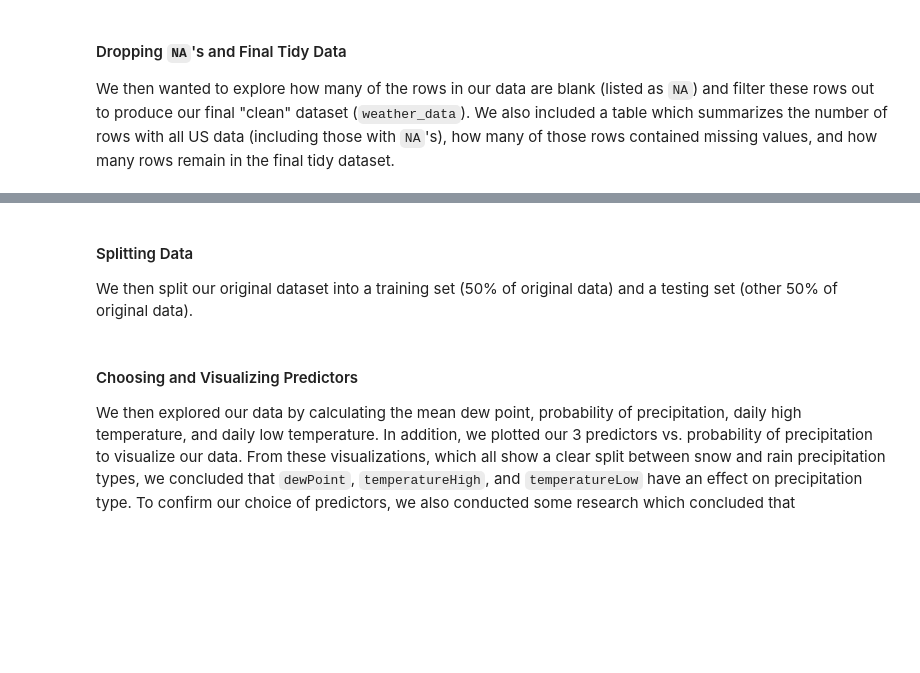
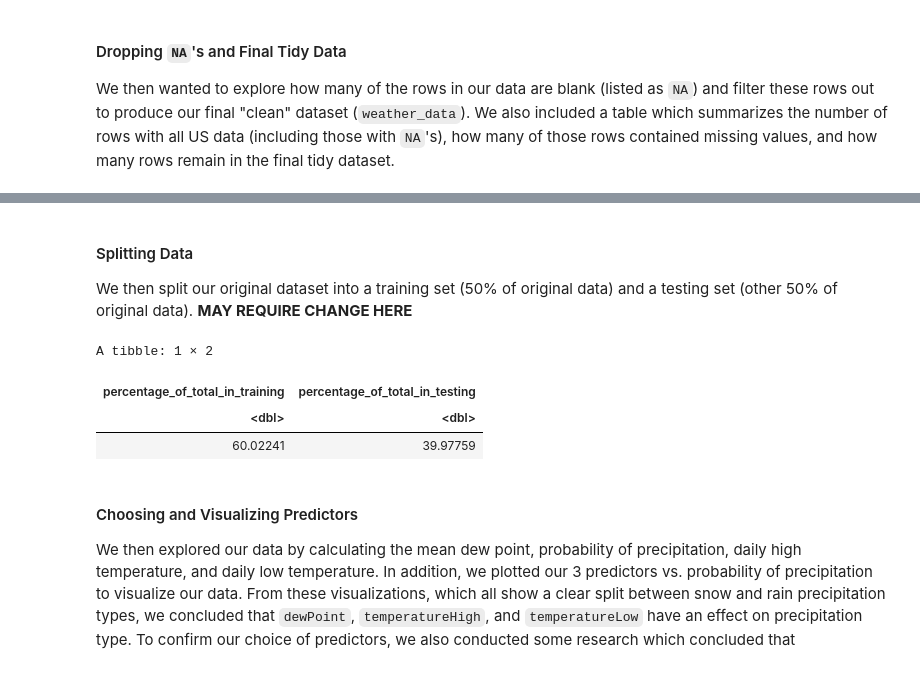
Before and after one commit to codingonapotato/dsci100_group_project_S2022, a Jupyter notebook: Final Project Report.ipynb, the cells around one changed output, grey strips where cells are left out. Drawn from its saved outputs; the diff is of its cells as text; code cells hidden in the pictures; blank space fills up the shorter version.

Commit message:
Added some comments in places that code could be changed, otherwise just skimmed through the files to find things to ask Nour

```diff
--- a/Final Project Report.ipynb
+++ b/Final Project Report.ipynb
@@ -121,13 +139,23 @@ A tibble: 1 × 4
 #### Splitting Data
 
 We then split our original dataset into a training set (50% of original data) and a testing set (other 50% of original data).
+**MAY REQUIRE CHANGE HERE**
 # %%
 set.seed(2022)
 
 weather_split <- weather_data %>%
                 initial_split(prop = 0.6, strata = precipType)
 weather_training <- training(weather_split) #training dataset
 weather_testing <- testing(weather_split) #testing dataset
+data_proportions <-  tibble(percentage_of_total_in_training = (nrow(weather_training)/nrow(weather_data))*100) %>%
+                        mutate(percentage_of_total_in_testing = (nrow(weather_testing)/nrow(weather_data))*100)
+data_proportions # To formally show the percentage of the tidy dataset that went into the training and testing datasets
+# !!! Ask Nour if any transformation is necessary here (whether percentage or proportion is preferred)
+# %% [output]
+A tibble: 1 × 2
+| percentage_of_total_in_training | percentage_of_total_in_testing |
+| <dbl> | <dbl> |
+| 60.02241 | 39.97759 |
 # %% [markdown]
 #### Choosing and Visualizing Predictors
 
```
Also changed, not shown: parts of 2 cells of this notebook.
